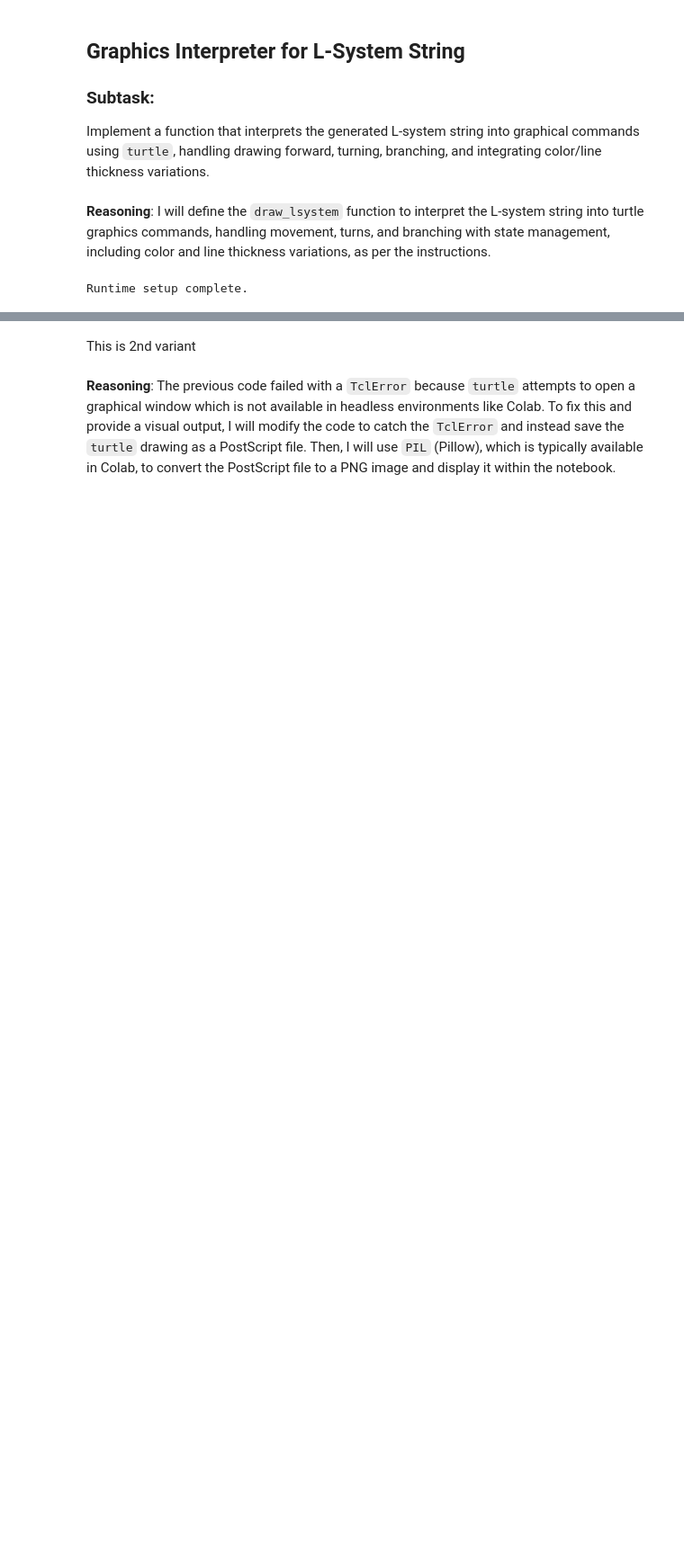
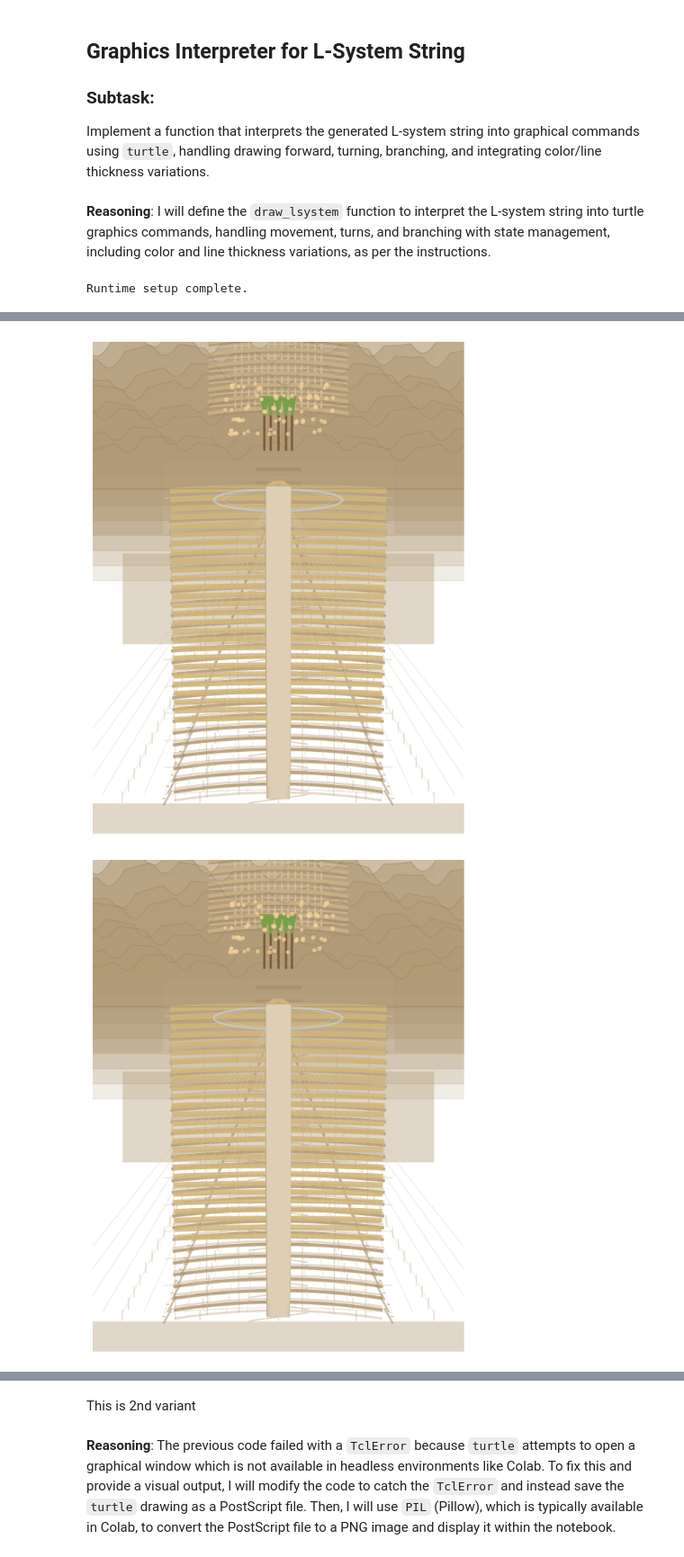
Before and after one commit to jcvancity2022/Cheng_Jeffrey_rulebased_system, a Jupyter notebook: Assignment_2.ipynb, the cells around one changed output, grey strips where cells are left out. Shown at 90% size. Drawn from its saved outputs; the diff is of its cells as text; code cells hidden in the pictures; blank space fills up the shorter version.

Commit message:
base trial
try to optimize then finalize

```diff
--- a/Assignment_2.ipynb
+++ b/Assignment_2.ipynb
@@ -1010,0 +1453,72 @@ render_scene(
+# %%
+# Uses helpers and render_scene defined in the previous cell
+base_palette = TEXTURE_PALETTE.copy()
+base_globals = {
+    "CURVE_AMPLITUDE": CURVE_AMPLITUDE,
+    "MALL_WIDTH": MALL_WIDTH,
+    "MALL_CANYON_TOP_WIDTH": MALL_CANYON_TOP_WIDTH,
+    "MALL_CANYON_BOTTOM_WIDTH": MALL_CANYON_BOTTOM_WIDTH,
+    "CANYON_WIDTH": CANYON_WIDTH,
+    "CANYON_OPENING_WIDTH": CANYON_OPENING_WIDTH,
+    "MALL_WING_EXTENT": MALL_WING_EXTENT,
+    "MALL_TOP_Y": MALL_TOP_Y,
+    "RESORT_BASE_Y": RESORT_BASE_Y,
+    "RESORT_FLOORS": RESORT_FLOORS,
+    "SCENE_EXTENT_X": SCENE_EXTENT_X,
+    "SCENE_EXTENT_Y": SCENE_EXTENT_Y,
+}
+TEXTURE_PALETTE.update({
+    "resort_main": "#c9b089",
+    "resort_shadow": "#a98f6a",
+    "resort_rail": "#d8c2a2",
+    "resort_window": "#d4be9b",
+    "mall_main": "#b59b75",
+    "mall_accent": "#a78963",
+    "mall_glass": "#d9cbb1",
+    "shop_glass": "#e0d1b8",
+    "shop_frame": "#bda480",
+    "shop_shadow": "#a88f6a",
+    "shop_sign": "#d1b57a",
+    "cave": "#b19a76",
+    "cave_edge": "#8b785d",
+    "light": "#f7d59b",
+    "ring": "#c9d9ef",
+    "env_floor": "#e1d7c8",
+    "env_ceiling": "#f6f1ea",
+    "palm_trunk": "#7a5a38",
+    "palm_frond": "#7aa04a"
+})
+
+# Tame the structure so it stays cohesive (stronger, visible change)
+CURVE_AMPLITUDE = 1.15
+MALL_WIDTH = CENTER_WIDTH * 1.55
+MALL_CANYON_TOP_WIDTH = MALL_WIDTH * 1.02
+MALL_CANYON_BOTTOM_WIDTH = MALL_WIDTH * 0.92
+CANYON_WIDTH = 360
+CANYON_OPENING_WIDTH = max(MALL_CANYON_TOP_WIDTH * 1.08, CENTER_WIDTH * 1.5)
+MALL_WING_EXTENT = 130
+MALL_TOP_Y = 9.8
+RESORT_BASE_Y = 26
+RESORT_FLOORS = 8
+SCENE_EXTENT_X = 150
+SCENE_EXTENT_Y = 62
+
+fig = render_scene()
+display(fig)
+
+TEXTURE_PALETTE = base_palette
+CURVE_AMPLITUDE = base_globals["CURVE_AMPLITUDE"]
+MALL_WIDTH = base_globals["MALL_WIDTH"]
+MALL_CANYON_TOP_WIDTH = base_globals["MALL_CANYON_TOP_WIDTH"]
+MALL_CANYON_BOTTOM_WIDTH = base_globals["MALL_CANYON_BOTTOM_WIDTH"]
+CANYON_WIDTH = base_globals["CANYON_WIDTH"]
+CANYON_OPENING_WIDTH = base_globals["CANYON_OPENING_WIDTH"]
+MALL_WING_EXTENT = base_globals["MALL_WING_EXTENT"]
+MALL_TOP_Y = base_globals["MALL_TOP_Y"]
+RESORT_BASE_Y = base_globals["RESORT_BASE_Y"]
+RESORT_FLOORS = base_globals["RESORT_FLOORS"]
+SCENE_EXTENT_X = base_globals["SCENE_EXTENT_X"]
+SCENE_EXTENT_Y = base_globals["SCENE_EXTENT_Y"]
+# %% [output]
+[figure, added]
+[figure, added]
```
Also changed, not shown: parts of 10 cells of this notebook, 4 other files.
